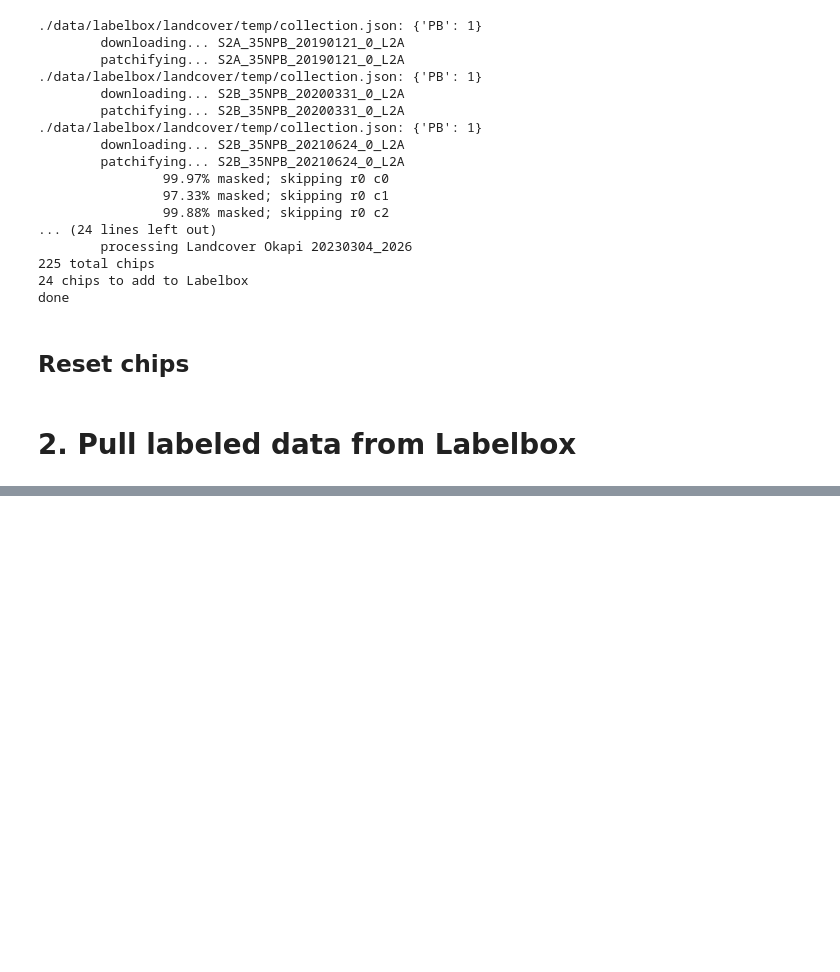
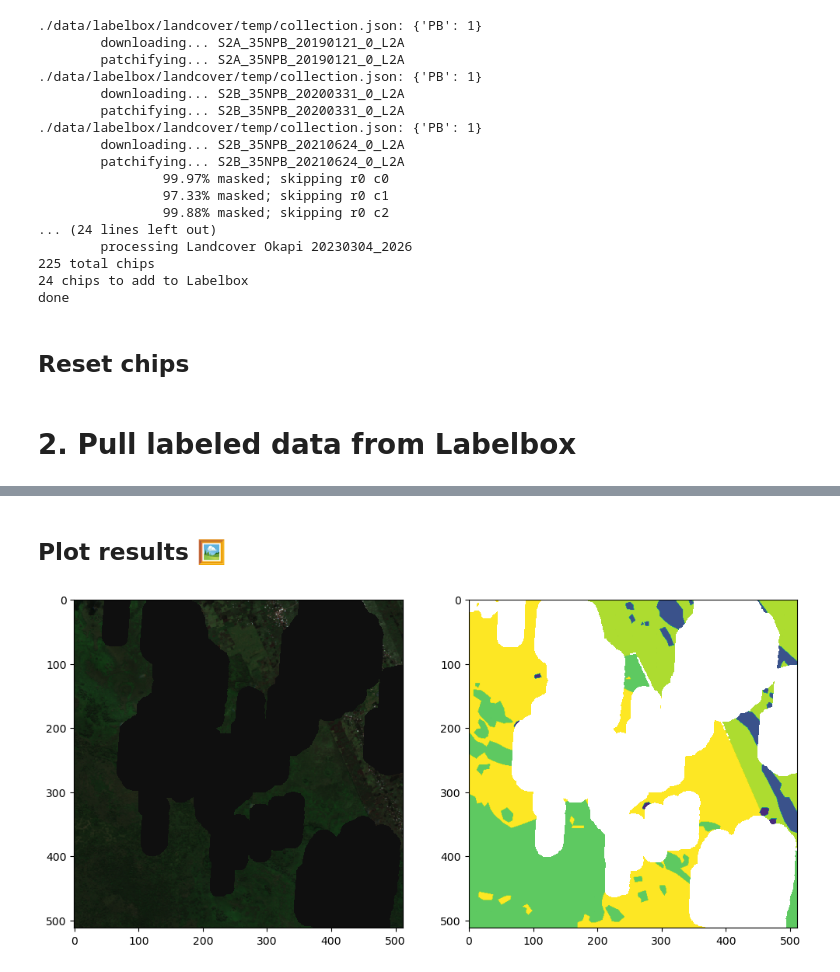
Before and after one commit to caseyslaught/smartcarte-containers, a Jupyter notebook: notebooks/src/RunPrepareLandcoverChips.ipynb, the cells around one changed output, grey strips where cells are left out. Saved outputs shown, nothing was run; the diff lists cells and outputs as text; code cells hidden in the pictures; blank space fills up the shorter version.

```diff
--- a/notebooks/src/RunPrepareLandcoverChips.ipynb
+++ b/notebooks/src/RunPrepareLandcoverChips.ipynb
@@ -473,0 +514,23 @@ done
+# %% [markdown]
+## Plot results 🖼️
+# %%
+import matplotlib.pyplot as plt
+from common.utilities.visualization import plot_bands
+
+
+label_path = './data/labelbox/landcover/labels/S2A_35MQU_20220929_0_L2A_2936n1542959n126_3_3_90deg.tif'
+source_path = './data/labelbox/landcover/source/S2A_35MQU_20220929_0_L2A_2936n1542959n126_3_3_90deg.tif'
+
+fig, (ax1, ax2) = plt.subplots(1, 2, figsize=(12, 12))
+
+with rasterio.open(source_path) as src:
+    source_data = src.read(masked=True)
+
+with rasterio.open(label_path) as src:
+    label_data = src.read(1, masked=True)
+
+plot_bands(source_data, ax=ax1, bands=[2, 1, 0], transpose=True)
+ax2.imshow(label_data, vmin=0, vmax=8)
+plt.show()
+# %% [output]
+[figure, added]
```
Also changed, not shown: parts of 4 cells of this notebook, 1 other file.
